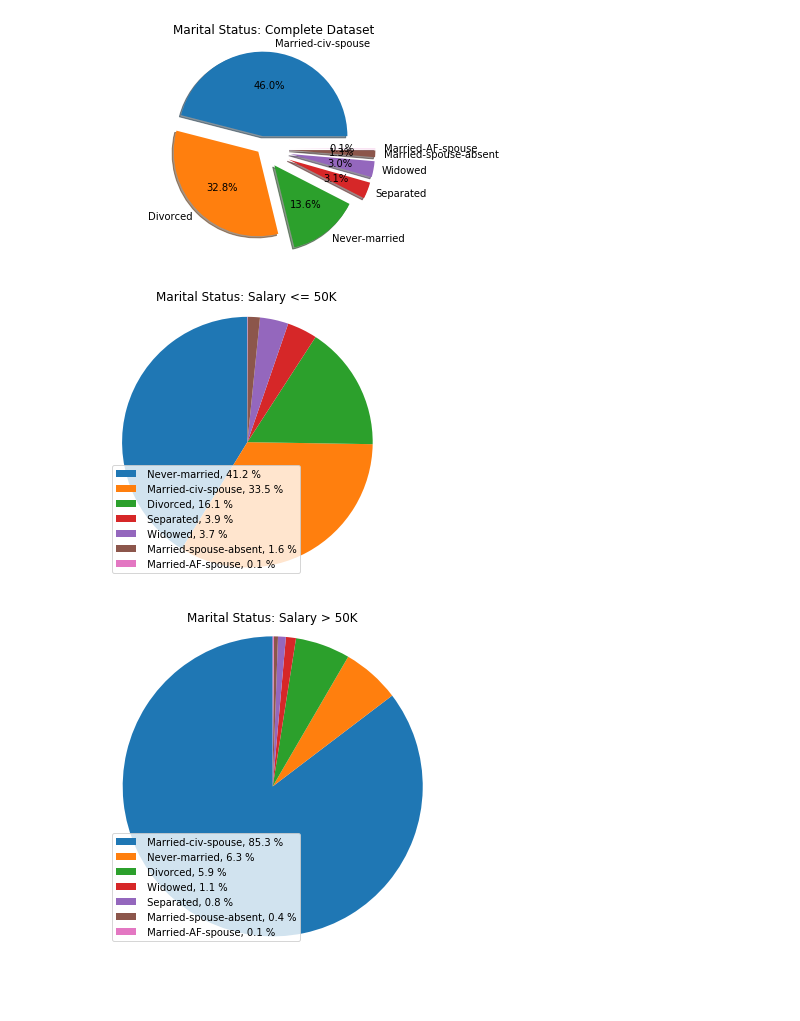
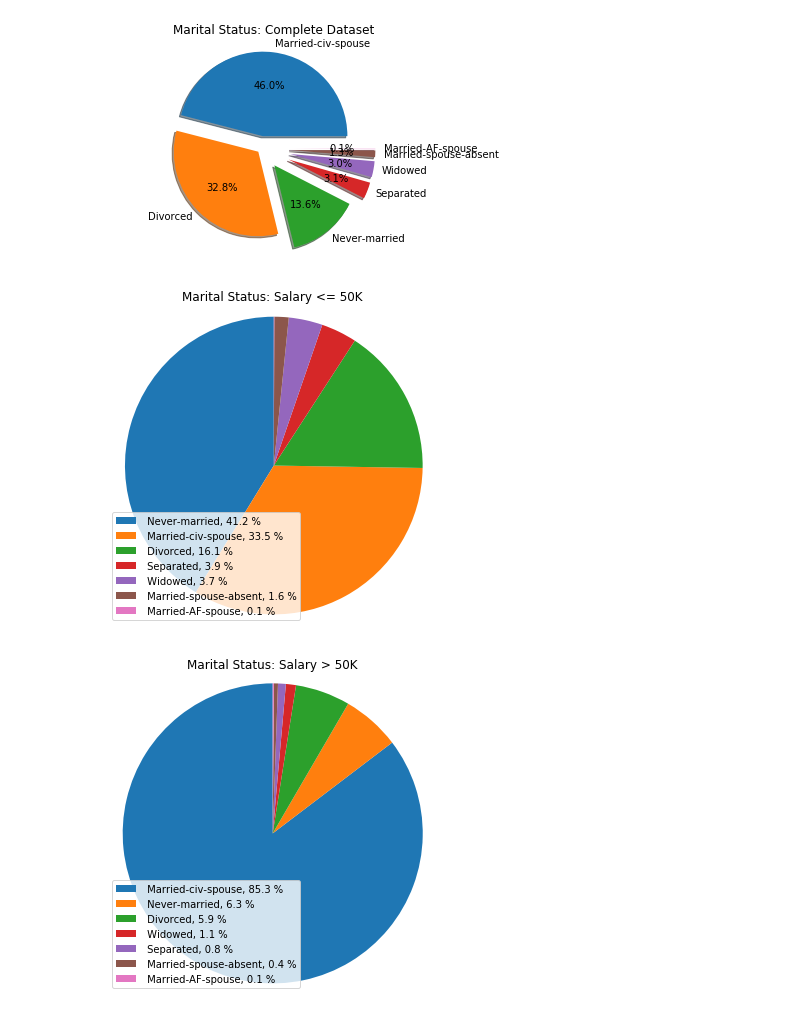
Before and after one commit to kylechang523/ECE180-Final-Project-Personal-Income-Analysis-and-Prediction, a Jupyter notebook: MaritalStatus.ipynb, the cells around one changed output. Drawn from its saved outputs; the diff is of its cells as text; code cells hidden in the pictures; blank space fills up the shorter version.

```diff
--- a/MaritalStatus.ipynb
+++ b/MaritalStatus.ipynb
@@ -41,33 +41,34 @@ for idx, x in enumerate(married):
 
 marriedBelowCount = Counter(marriedBelow).most_common()
 marriedAboveCount = Counter(marriedAbove).most_common()
 
 
 labels1 = [item for item, _ in marriedBelowCount]
 sizes1 = [count for _ , count in marriedBelowCount]
 labels2 = [item for item, _ in marriedAboveCount]
 sizes2 = [count for _ , count in marriedAboveCount]
 #explode1 = (0.15, 0.05, 0.25, 0.35, 0.35, 0.35, 0.35)
 #explode2 = (0.15, 0.45, 0.55, 0.75, 0.75, 0.75, 0.75)
 plt.figure(figsize=(5,5))
 #plt.pie(sizes1, explode=explode1, labels=labels1, autopct='%1.1f%%', shadow=True, startangle=0)
 patches, texts = plt.pie(sizes1, startangle=90)
 plt.legend(patches, loc="lower left", labels=['%s, %1.1f %%' % (l, s) for l, s in zip(labels1, map(lambda x: float(x*100)/sum(sizes1), sizes1))])
 plt.title('Marital Status: Salary <= 50K')
+plt.tight_layout()
 plt.axis('equal')
 plt.savefig('MaritalBelowPie.png')
 plt.show()
 
 plt.figure(figsize=(5,5))
 #plt.pie(sizes2, explode=explode2, labels=labels2, autopct='%1.1f%%', shadow=True, startangle=0)
 patches, texts = plt.pie(sizes2, startangle=90)
 plt.legend(patches, loc="lower left", labels=['%s, %1.1f %%' % (l, s) for l, s in zip(labels2, map(lambda x: float(x*100)/sum(sizes2), sizes2))])
 plt.title('Marital Status: Salary > 50K')
 plt.tight_layout()
 plt.axis('equal')
 plt.savefig('MaritalAbovePie.png')
 plt.show()
 # %% [output]
-[figure, old version]
+[figure, new version]
 [figure]
 # %%
```
Also changed, not shown: parts of 1 cell of this notebook, 2 other files.
